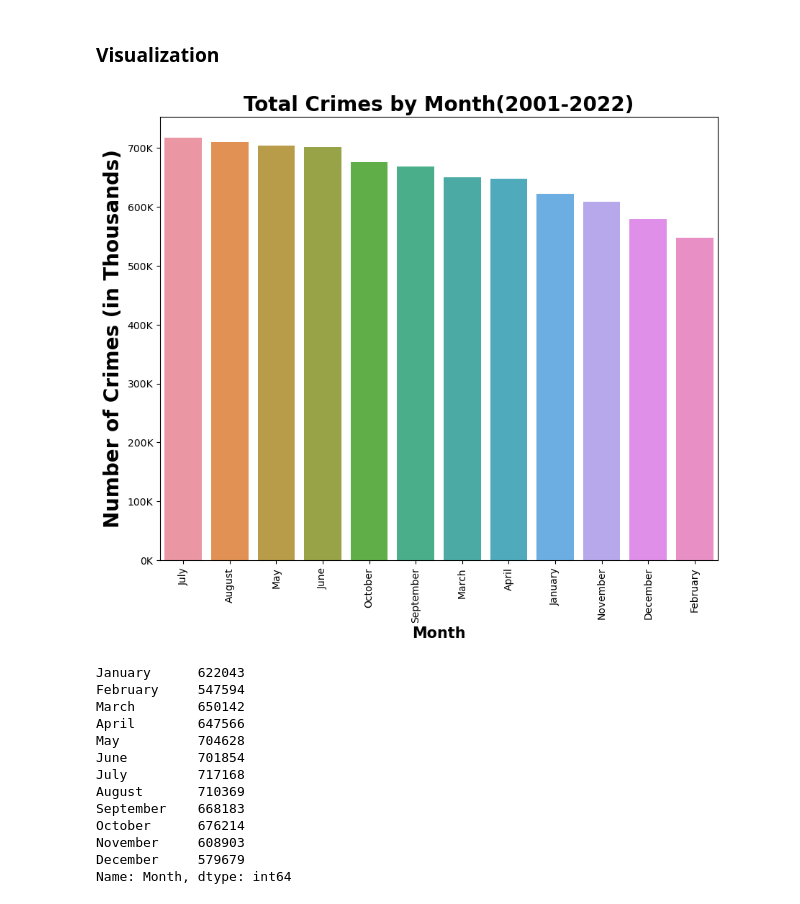
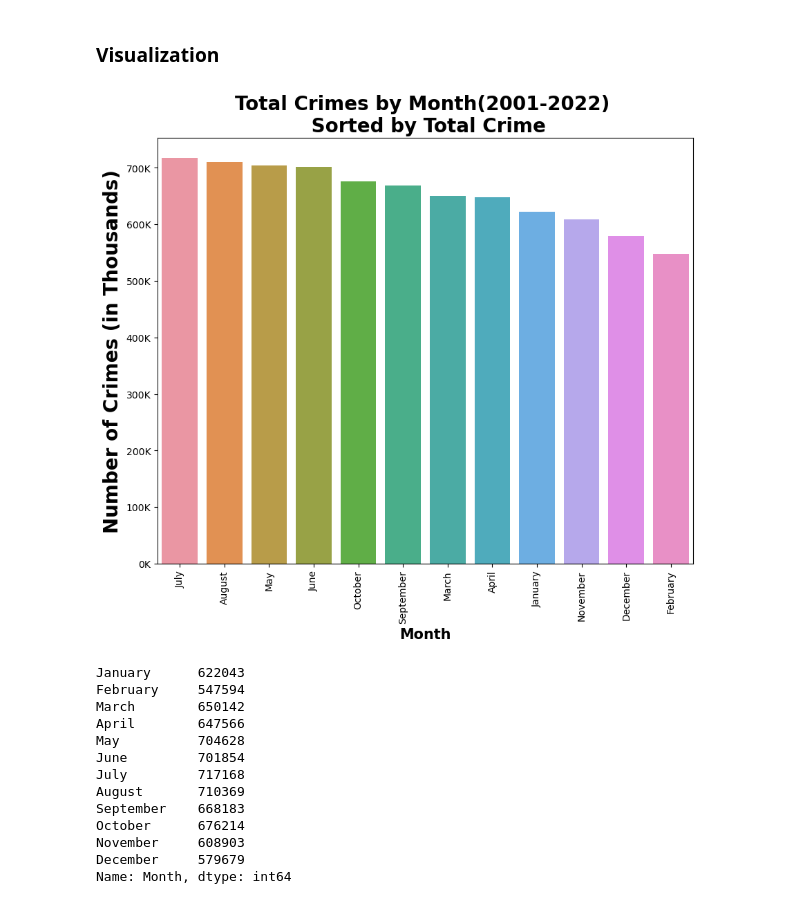
Before and after one commit to jaytrey777/Chicago-Crime-Statistics, a Jupyter notebook: Part 1.ipynb, the cells around one changed output. Saved outputs shown, nothing was run; the diff lists cells and outputs as text; code cells hidden in the pictures.

```diff
--- a/Part 1.ipynb
+++ b/Part 1.ipynb
@@ -429,20 +429,20 @@ Name: Month, dtype: int64
 # %%
 fig, ax = plt.subplots(figsize = (10, 8))
 ax = sns.barplot(x = monthly.index, y = monthly.values)
 
 
 fmt_thous = mticks.FuncFormatter(thousands)
 ax.yaxis.set_major_formatter(fmt_thous)
 
 # set title and axes
-ax.set_title('Total Crimes by Month(2001-2022)', fontsize = 20, weight = 'bold')
+ax.set_title('Total Crimes by Month(2001-2022) \n Sorted by Total Crime', fontsize = 20, weight = 'bold')
 ax.set_ylabel('Number of Crimes (in Thousands)', fontsize = 20, weight = 'bold')
 ax.set_xlabel('Month', fontsize = 15, weight = 'bold')
 
 # rotate x-ticks
 plt.xticks(rotation = 90);
 # %% [output]
-[figure, old version]
+[figure, new version]
 # %%
 month_order = ['January','February','March','April','May','June','July',
                'August','September','October','November','December']
```
Also changed, not shown: parts of 1 cell of this notebook.
